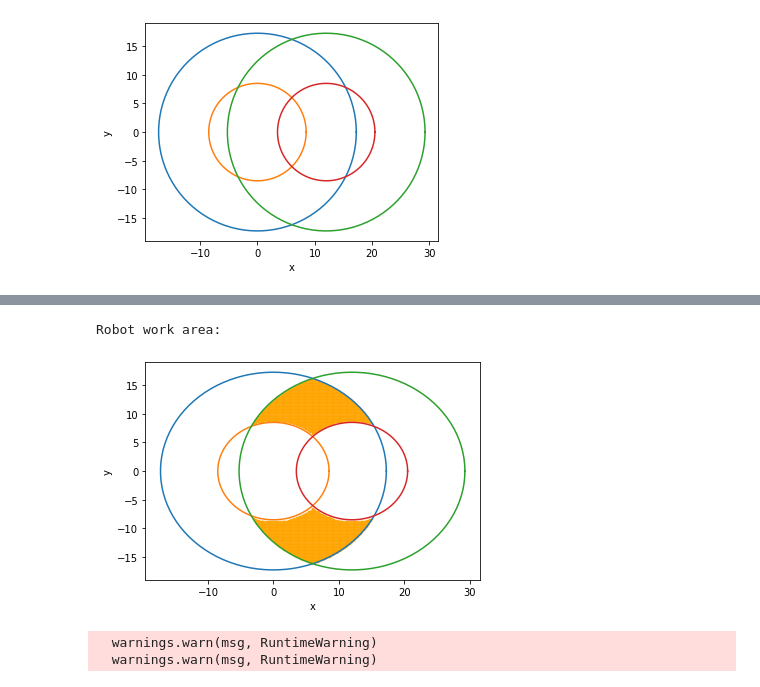
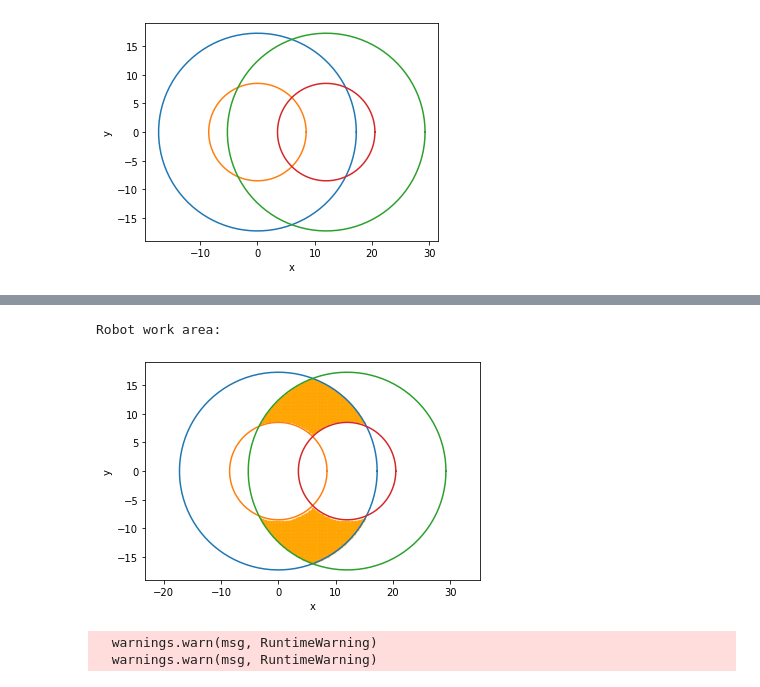
Before and after one commit to AndreyGorbatov1/MKR, a Jupyter notebook: DexTAR_new.ipynb, the cells around one changed output, grey strips where cells are left out. Drawn from its saved outputs; the diff is of its cells as text; code cells hidden in the pictures.

```diff
--- a/DexTAR_new.ipynb
+++ b/DexTAR_new.ipynb
@@ -503,18 +192,19 @@ count_area_new(d)
 # %%
 # отрисовка рабочей области
 print('Robot work area:')
 fig, ax = plt.subplots(1)
 ax.plot(x1, x2)
 ax.plot(x3, x4)
 ax.plot(x5, x6)
 ax.plot(x7, x8)
 plt.scatter(*zip(*work_space), color = 'orange', s=0.2)
 # plt.scatter(*zip(*gran), color = 'black')
+plt.axis('equal')
 plt.xlabel('x')
 plt.ylabel('y')
 plt.show()
 # %% [output]
 Robot work area:
-[figure, old version]
+[figure, new version]
 # %%
 #генерирую всевозможные углы
```
Also changed, not shown: parts of 8 cells of this notebook.
